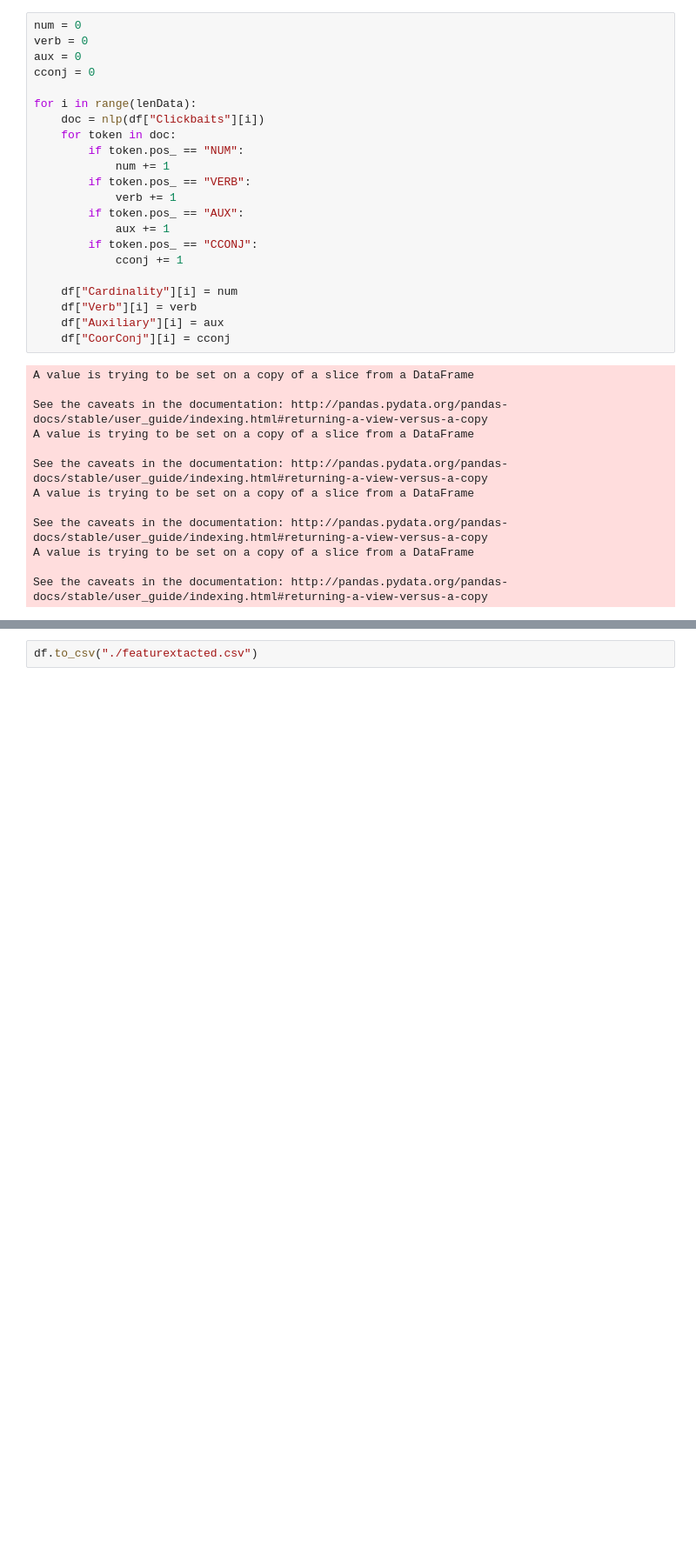
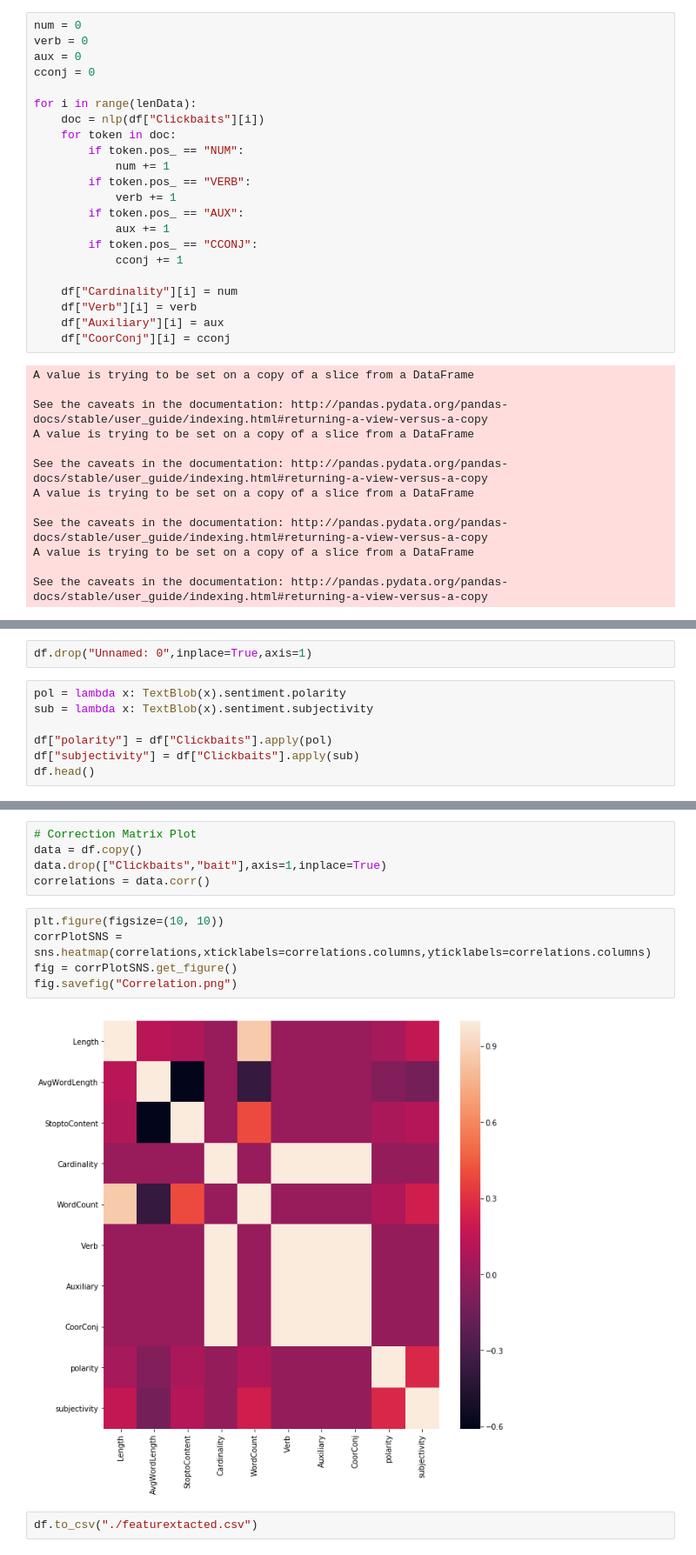
Before and after one commit to prajwollamichhane11/Click-Bait, a Jupyter notebook: Main File/3.Feature-Extractions.ipynb, the cells around one changed output, grey strips where cells are left out. Shown: that part at 87% size. Drawn from its saved outputs; the diff is of its cells as text; blank space fills up the shorter version.

Commit message:
Some Visualizations and Adding two new features through sentiment analysis

```diff
--- a/Main File/3.Feature-Extractions.ipynb
+++ b/Main File/3.Feature-Extractions.ipynb
@@ -118,0 +122,9 @@ df.head()
+# %%
+df.drop("Unnamed: 0",inplace=True,axis=1)
+# %%
+pol = lambda x: TextBlob(x).sentiment.polarity
+sub = lambda x: TextBlob(x).sentiment.subjectivity
+
+df["polarity"] = df["Clickbaits"].apply(pol)
+df["subjectivity"] = df["Clickbaits"].apply(sub)
+df.head()
@@ -119,2 +138,14 @@ df.head()
+# %%
+# Correction Matrix Plot
+data = df.copy()
+data.drop(["Clickbaits","bait"],axis=1,inplace=True)
+correlations = data.corr()
+# %%
+plt.figure(figsize=(10, 10))
+corrPlotSNS = sns.heatmap(correlations,xticklabels=correlations.columns,yticklabels=correlations.columns)
+fig = corrPlotSNS.get_figure()
+fig.savefig("Correlation.png")
+# %% [output]
+[figure, added]
 # %%
 df.to_csv("./featurextacted.csv")
```
Also changed, not shown: parts of 5 cells of this notebook, 6 other files.
